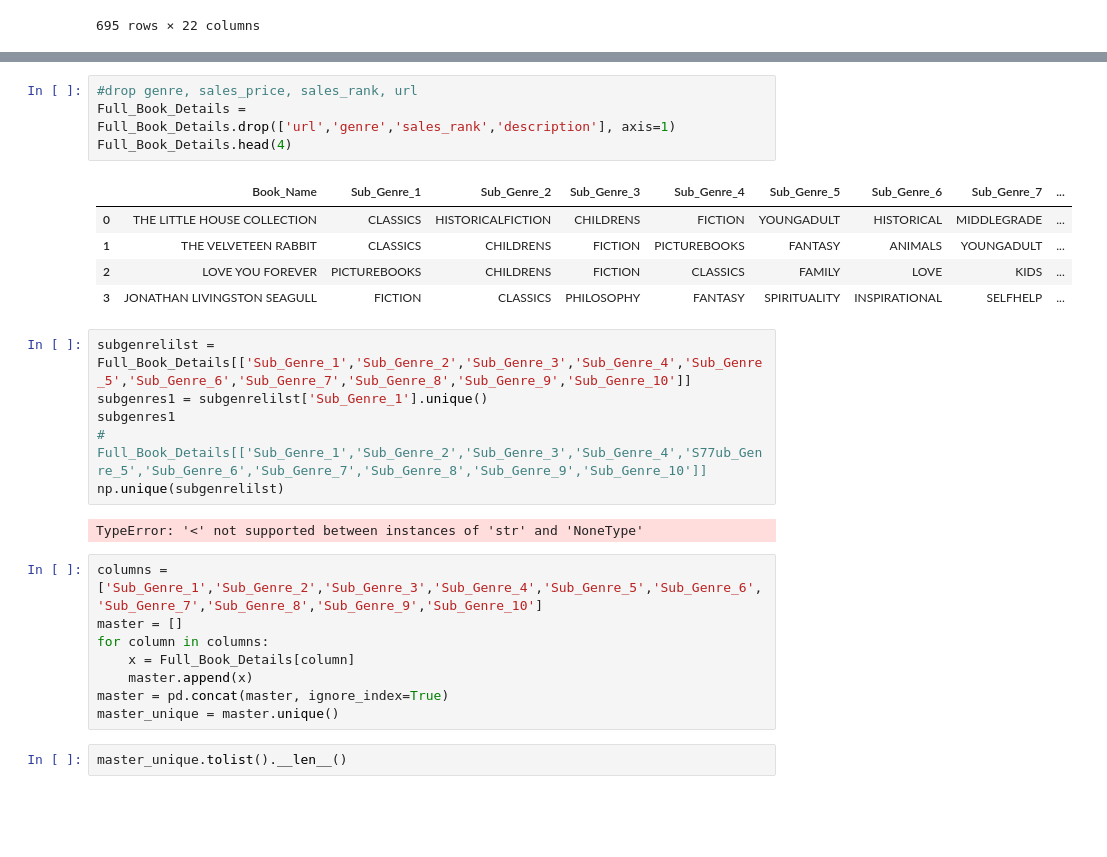
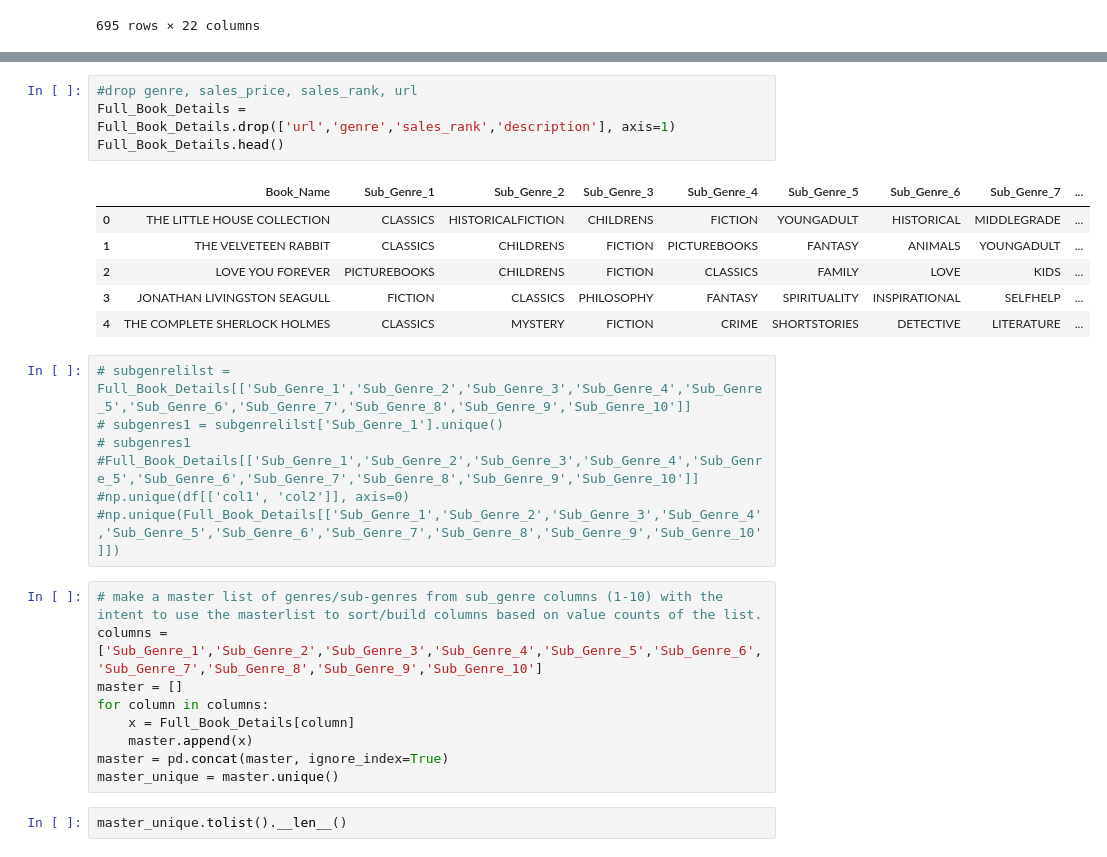
Before and after one commit to ammabe1/Publish-Me---Release-Assistant, a Jupyter notebook: Publish_Me Release_Assistant.ipynb, the cells around one changed output, grey strips where cells are left out. Cells and saved outputs as stored; diff of their text form; blank space fills up the shorter version.

```diff
--- a/Publish_Me Release_Assistant.ipynb
+++ b/Publish_Me Release_Assistant.ipynb
@@ -262,22 +282,23 @@ Full_Book_Details
 # %%
 #drop genre, sales_price, sales_rank, url
 Full_Book_Details = Full_Book_Details.drop(['url','genre','sales_rank','description'], axis=1)
-Full_Book_Details.head(4)
+Full_Book_Details.head()
 # %% [output]
 |  | Book_Name | Sub_Genre_1 | Sub_Genre_2 | Sub_Genre_3 | Sub_Genre_4 | Sub_Genre_5 | Sub_Genre_6 | Sub_Genre_7 | ... |
 | 0 | THE LITTLE HOUSE COLLECTION | CLASSICS | HISTORICALFICTION | CHILDRENS | FICTION | YOUNGADULT | HISTORICAL | MIDDLEGRADE | ... |
 | 1 | THE VELVETEEN RABBIT | CLASSICS | CHILDRENS | FICTION | PICTUREBOOKS | FANTASY | ANIMALS | YOUNGADULT | ... |
 | 2 | LOVE YOU FOREVER | PICTUREBOOKS | CHILDRENS | FICTION | CLASSICS | FAMILY | LOVE | KIDS | ... |
 | 3 | JONATHAN LIVINGSTON SEAGULL | FICTION | CLASSICS | PHILOSOPHY | FANTASY | SPIRITUALITY | INSPIRATIONAL | SELFHELP | ... |
+| 4 | THE COMPLETE SHERLOCK HOLMES | CLASSICS | MYSTERY | FICTION | CRIME | SHORTSTORIES | DETECTIVE | LITERATURE | ... |
 # %%
-subgenrelilst = Full_Book_Details[['Sub_Genre_1','Sub_Genre_2','Sub_Genre_3','Sub_Genre_4','Sub_Genre_5','Sub_Genre_6','Sub_Genre_7','Sub_Genre_8','Sub_Genre_9','Sub_Genre_10']]
-subgenres1 = subgenrelilst['Sub_Genre_1'].unique()
-subgenres1
-# Full_Book_Details[['Sub_Genre_1','Sub_Genre_2','Sub_Genre_3','Sub_Genre_4','S77ub_Genre_5','Sub_Genre_6','Sub_Genre_7','Sub_Genre_8','Sub_Genre_9','Sub_Genre_10']]
-np.unique(subgenrelilst)
+# subgenrelilst = Full_Book_Details[['Sub_Genre_1','Sub_Genre_2','Sub_Genre_3','Sub_Genre_4','Sub_Genre_5','Sub_Genre_6','Sub_Genre_7','Sub_Genre_8','Sub_Genre_9','Sub_Genre_10']]
+# subgenres1 = subgenrelilst['Sub_Genre_1'].unique()
+# subgenres1
+#Full_Book_Details[['Sub_Genre_1','Sub_Genre_2','Sub_Genre_3','Sub_Genre_4','Sub_Genre_5','Sub_Genre_6','Sub_Genre_7','Sub_Genre_8','Sub_Genre_9','Sub_Genre_10']]
+#np.unique(df[['col1', 'col2']], axis=0)
+#np.unique(Full_Book_Details[['Sub_Genre_1','Sub_Genre_2','Sub_Genre_3','Sub_Genre_4','Sub_Genre_5','Sub_Genre_6','Sub_Genre_7','Sub_Genre_8','Sub_Genre_9','Sub_Genre_10']])
-# %% [output]
-TypeError: '<' not supported between instances of 'str' and 'NoneType'
 # %%
+# make a master list of genres/sub-genres from sub_genre columns (1-10) with the intent to use the masterlist to sort/build columns based on value counts of the list.
 columns = ['Sub_Genre_1','Sub_Genre_2','Sub_Genre_3','Sub_Genre_4','Sub_Genre_5','Sub_Genre_6','Sub_Genre_7','Sub_Genre_8','Sub_Genre_9','Sub_Genre_10']
 master = []
 for column in columns:
```
Also changed, not shown: parts of 16 cells of this notebook.
